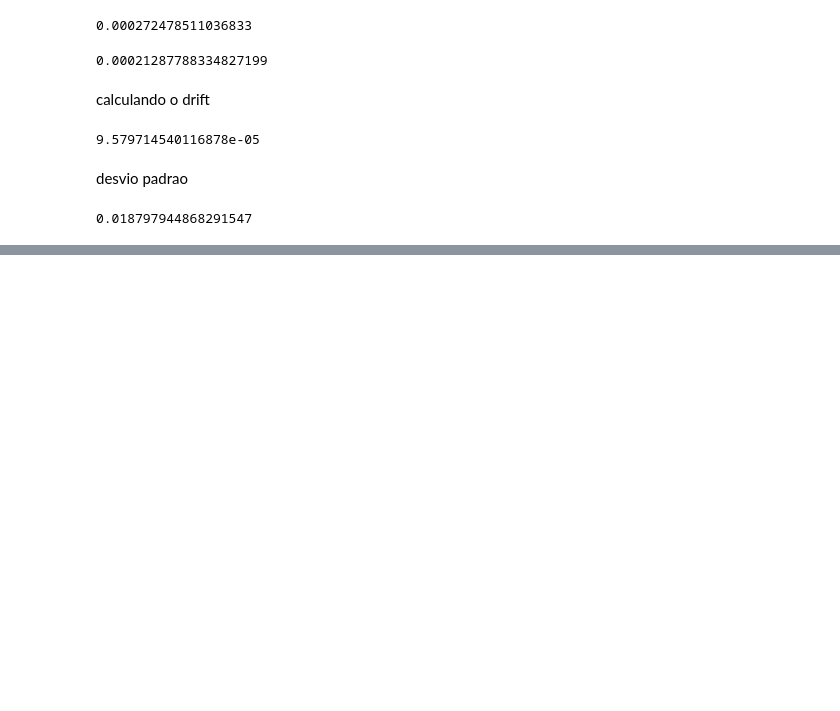
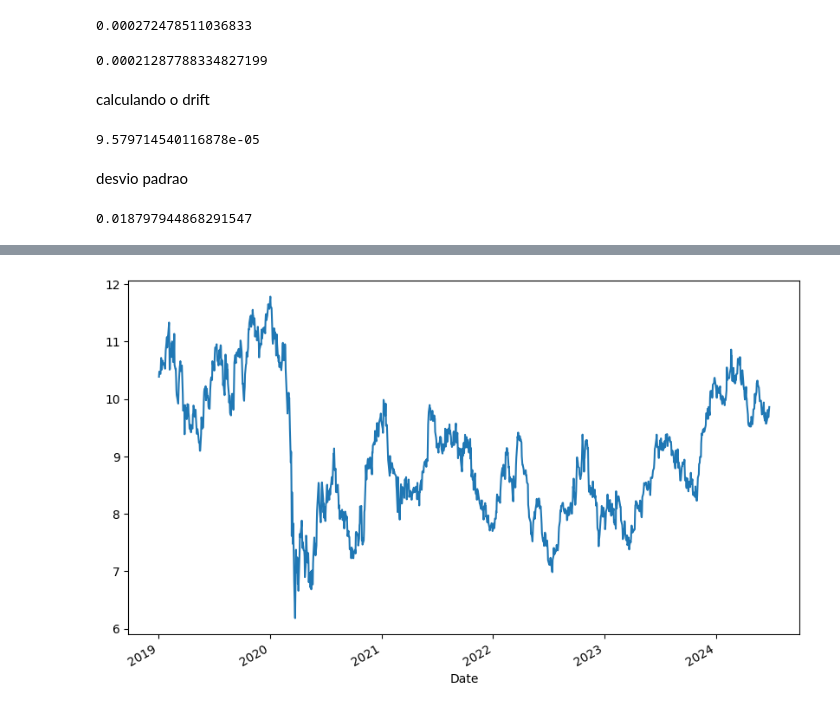
Before and after one commit to RISONALDOMENDES/python-para-financas--investimento-e-analise-de-dados, a Jupyter notebook: 103 Monte Carlo - Predicting Stock Prices - Part I/Online Financial Data (APIs)/P/MC Predicting Stock Prices - Part I - Exercise_IEX.ipynb, the cells around one changed output, grey strips where cells are left out. Cells and saved outputs as stored; diff of their text form; code cells hidden in the pictures; blank space fills up the shorter version.

```diff
--- a/103 Monte Carlo - Predicting Stock Prices - Part I/Online Financial Data (APIs)/P/MC Predicting Stock Prices - Part I - Exercise_IEX.ipynb
+++ b/103 Monte Carlo - Predicting Stock Prices - Part I/Online Financial Data (APIs)/P/MC Predicting Stock Prices - Part I - Exercise_IEX.ipynb
@@ -184,0 +187,3 @@ std_Br
+# %%
+tabela_2 = yf.download(ativo, start='2019-01-01')['Close']
+tabela_2
@@ -184,0 +216,4 @@ std_Br
+# %%
+tabela_2.plot(figsize=(10, 6));
+# %% [output]
+[figure, added]
```
Also changed, not shown: parts of 8 cells of this notebook.
